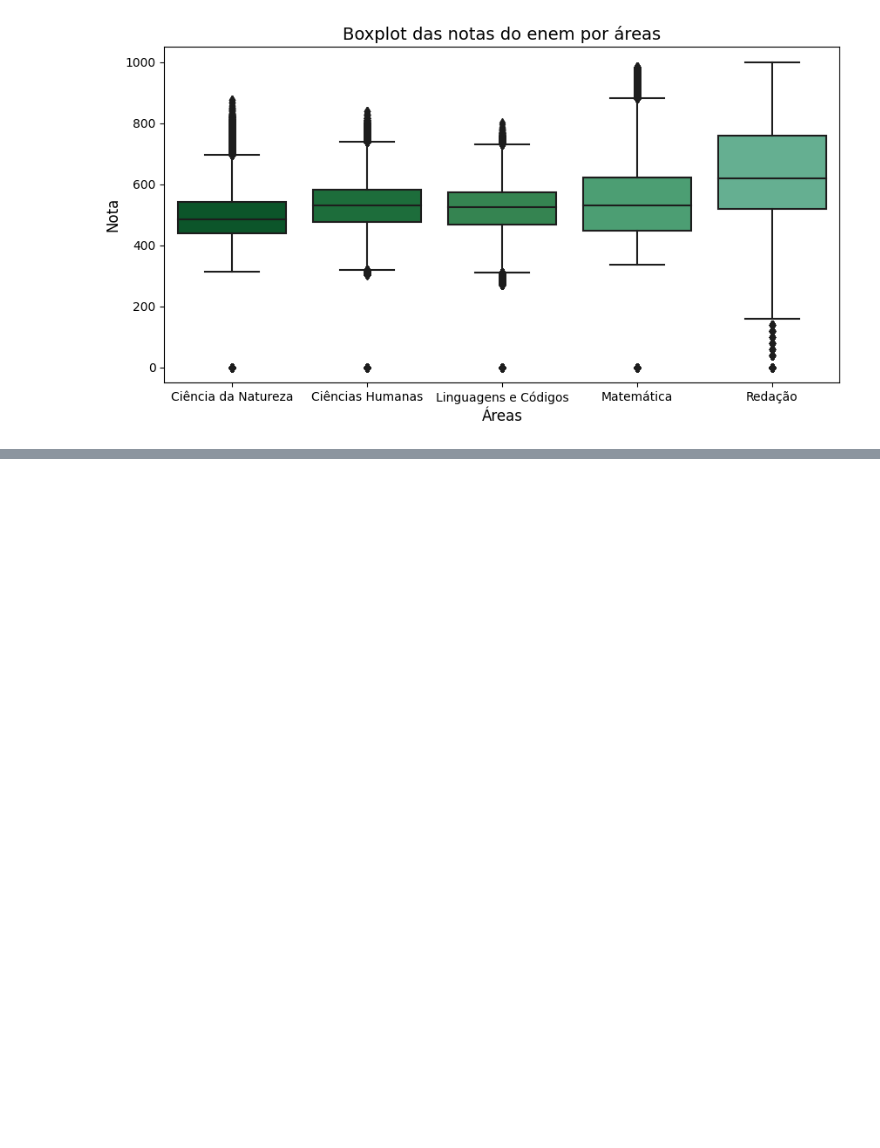
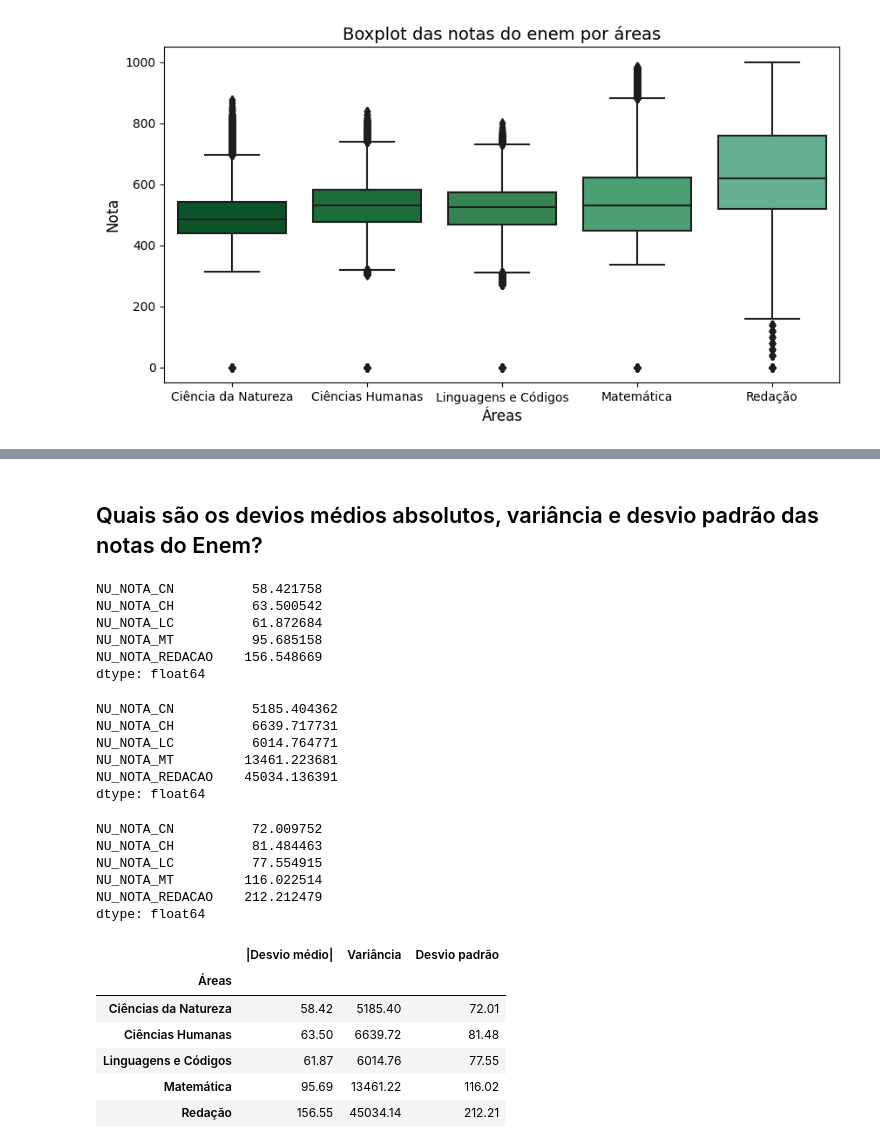
Before and after one commit to ewerton-lemes/analise_dos_microdados_do_enem_2022, a Jupyter notebook: Análise_dos_microdados_do_enem_2022.ipynb, the cells around one changed output, grey strips where cells are left out. Saved outputs shown, nothing was run; the diff lists cells and outputs as text; code cells hidden in the pictures; blank space fills up the shorter version.

```diff
--- a/Análise_dos_microdados_do_enem_2022.ipynb
+++ b/Análise_dos_microdados_do_enem_2022.ipynb
@@ -556,0 +705,54 @@ plt.show()
+# %% [markdown]
+## Quais são os devios médios absolutos, variância e desvio padrão das notas do Enem?
+# %%
+notas_desvio_medio_abs = dados[['NU_NOTA_CN', 'NU_NOTA_CH', 'NU_NOTA_LC', 'NU_NOTA_MT',
+       'NU_NOTA_REDACAO']].mad()
+notas_desvio_medio_abs
+# %% [output]
+NU_NOTA_CN          58.421758
+NU_NOTA_CH          63.500542
+NU_NOTA_LC          61.872684
+NU_NOTA_MT          95.685158
+NU_NOTA_REDACAO    156.548669
+dtype: float64
+# %%
+notas_variancia = dados[['NU_NOTA_CN', 'NU_NOTA_CH', 'NU_NOTA_LC', 'NU_NOTA_MT',
+       'NU_NOTA_REDACAO']].var()
+notas_variancia
+# %% [output]
+NU_NOTA_CN          5185.404362
+NU_NOTA_CH          6639.717731
+NU_NOTA_LC          6014.764771
+NU_NOTA_MT         13461.223681
+NU_NOTA_REDACAO    45034.136391
+dtype: float64
+# %%
+notas_desvio_padrao = dados[['NU_NOTA_CN', 'NU_NOTA_CH', 'NU_NOTA_LC', 'NU_NOTA_MT',
+       'NU_NOTA_REDACAO']].std()
+notas_desvio_padrao
+# %% [output]
+NU_NOTA_CN          72.009752
+NU_NOTA_CH          81.484463
+NU_NOTA_LC          77.554915
+NU_NOTA_MT         116.022514
+NU_NOTA_REDACAO    212.212479
+dtype: float64
+# %%
+notas_dispersao = pd.DataFrame({'|Desvio médio|': notas_desvio_medio_abs, 'Variância':notas_variancia, 'Desvio padrão':notas_desvio_padrao})
+notas_dispersao.rename(index={'NU_NOTA_CN':'Ciências da Natureza',
+                                  'NU_NOTA_CH':'Ciências Humanas',
+                                  'NU_NOTA_LC':'Linguagens e Códigos',
+                                  'NU_NOTA_MT':'Matemática',
+                                  'NU_NOTA_REDACAO':'Redação'}, inplace=True)
+notas_dispersao.rename_axis(index='Áreas', inplace=True)
+# %%
+notas_dispersao = notas_dispersao.round(2)
+notas_dispersao
+# %% [output]
+|  | |Desvio médio| | Variância | Desvio padrão |
+| Áreas |  |  |  |
+| Ciências da Natureza | 58.42 | 5185.40 | 72.01 |
+| Ciências Humanas | 63.50 | 6639.72 | 81.48 |
+| Linguagens e Códigos | 61.87 | 6014.76 | 77.55 |
+| Matemática | 95.69 | 13461.22 | 116.02 |
+| Redação | 156.55 | 45034.14 | 212.21 |
```
Also changed, not shown: parts of 21 cells of this notebook.
